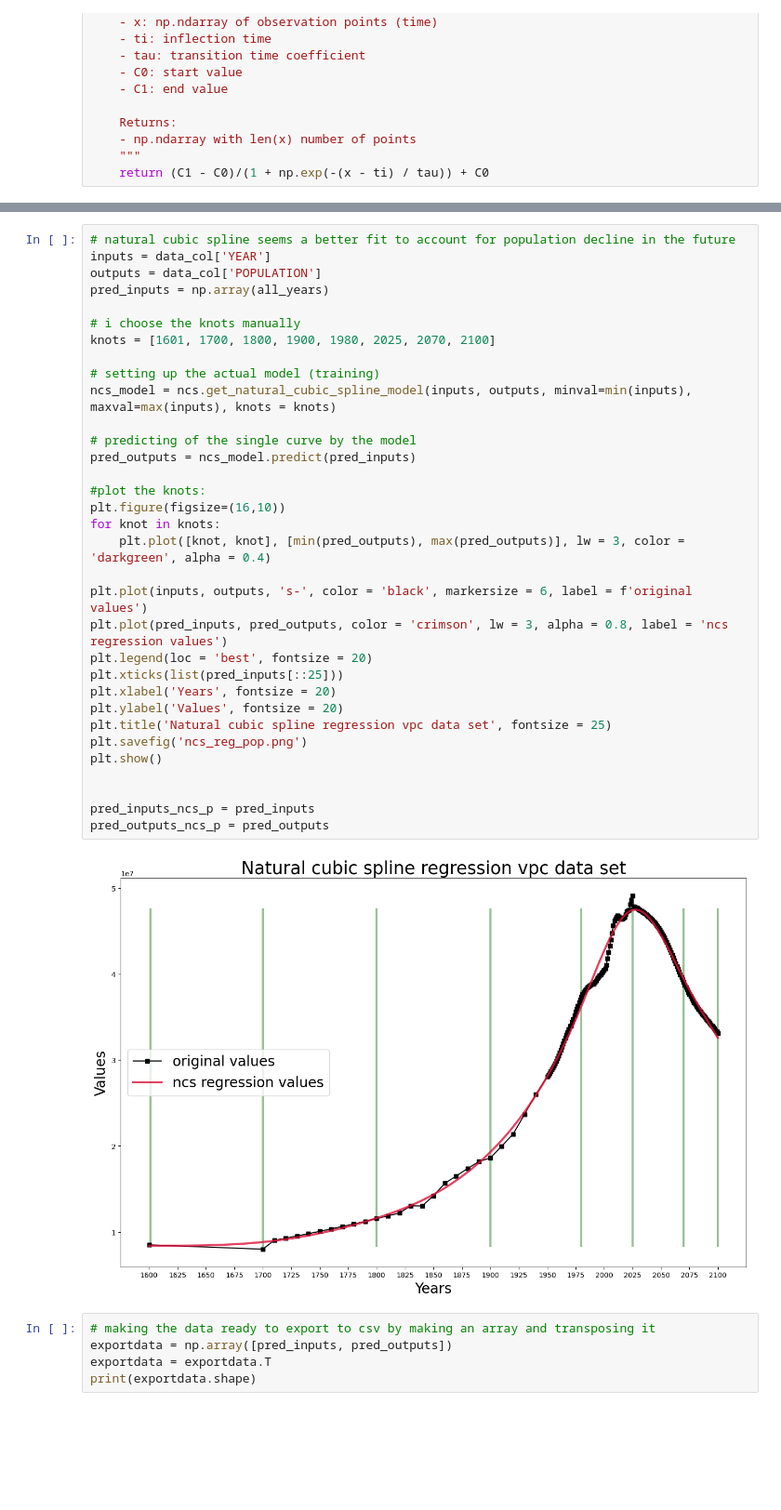
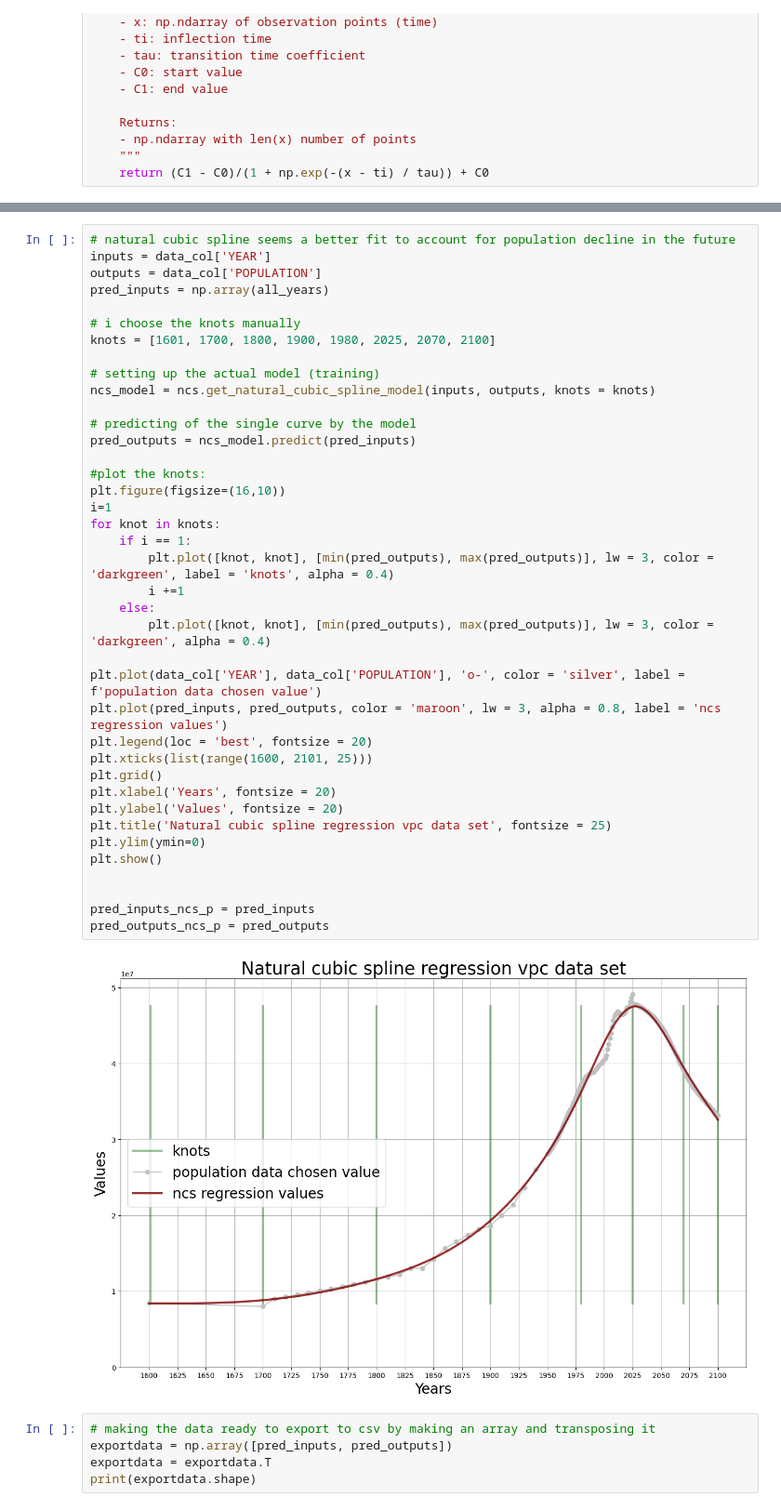
Before and after one commit to tdhunn01-design/MFA2, a Jupyter notebook: population.ipynb, the cells around one changed output, grey strips where cells are left out. Shown at 93% size. Drawn from its saved outputs; the diff is of its cells as text; blank space fills up the shorter version.

Commit message:
fixed population graphs

```diff
--- a/population.ipynb
+++ b/population.ipynb
@@ -137,38 +121,44 @@ The optimal choice of parameters for the logistic function, given the sample dat
 # %%
 # natural cubic spline seems a better fit to account for population decline in the future
 inputs = data_col['YEAR']
 outputs = data_col['POPULATION']
 pred_inputs = np.array(all_years)
 
 # i choose the knots manually
 knots = [1601, 1700, 1800, 1900, 1980, 2025, 2070, 2100]
 
 # setting up the actual model (training)
-ncs_model = ncs.get_natural_cubic_spline_model(inputs, outputs, minval=min(inputs), maxval=max(inputs), knots = knots)
+ncs_model = ncs.get_natural_cubic_spline_model(inputs, outputs, knots = knots)
 
 # predicting of the single curve by the model
 pred_outputs = ncs_model.predict(pred_inputs)
 
 #plot the knots:
 plt.figure(figsize=(16,10))
+i=1
 for knot in knots:
-    plt.plot([knot, knot], [min(pred_outputs), max(pred_outputs)], lw = 3, color = 'darkgreen', alpha = 0.4)
+    if i == 1:
+        plt.plot([knot, knot], [min(pred_outputs), max(pred_outputs)], lw = 3, color = 'darkgreen', label = 'knots', alpha = 0.4)
+        i +=1
+    else:
+        plt.plot([knot, knot], [min(pred_outputs), max(pred_outputs)], lw = 3, color = 'darkgreen', alpha = 0.4)
 
-plt.plot(inputs, outputs, 's-', color = 'black', markersize = 6, label = f'original values')
-plt.plot(pred_inputs, pred_outputs, color = 'crimson', lw = 3, alpha = 0.8, label = 'ncs regression values')
+plt.plot(data_col['YEAR'], data_col['POPULATION'], 'o-', color = 'silver', label = f'population data chosen value')
+plt.plot(pred_inputs, pred_outputs, color = 'maroon', lw = 3, alpha = 0.8, label = 'ncs regression values')
 plt.legend(loc = 'best', fontsize = 20)
-plt.xticks(list(pred_inputs[::25]))
+plt.xticks(list(range(1600, 2101, 25)))
+plt.grid()
 plt.xlabel('Years', fontsize = 20)
 plt.ylabel('Values', fontsize = 20)
 plt.title('Natural cubic spline regression vpc data set', fontsize = 25)
-plt.savefig('ncs_reg_pop.png')
+plt.ylim(ymin=0)
 plt.show()
 
 
 pred_inputs_ncs_p = pred_inputs
 pred_outputs_ncs_p = pred_outputs
 # %% [output]
-[figure, old version]
+[figure, new version]
 # %%
 # making the data ready to export to csv by making an array and transposing it
 exportdata = np.array([pred_inputs, pred_outputs])
```
Also changed, not shown: parts of 3 cells of this notebook, 5 other files.
